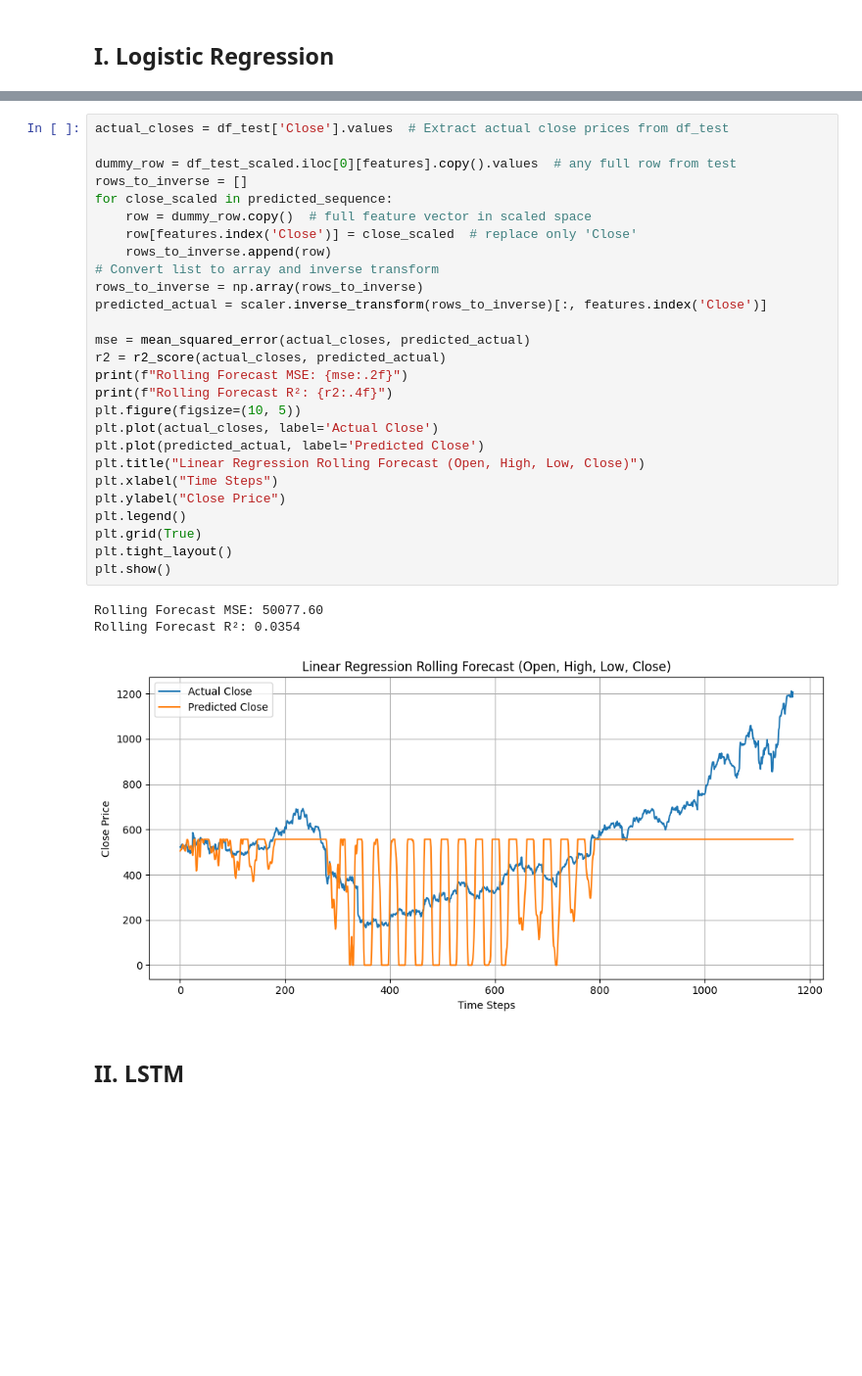
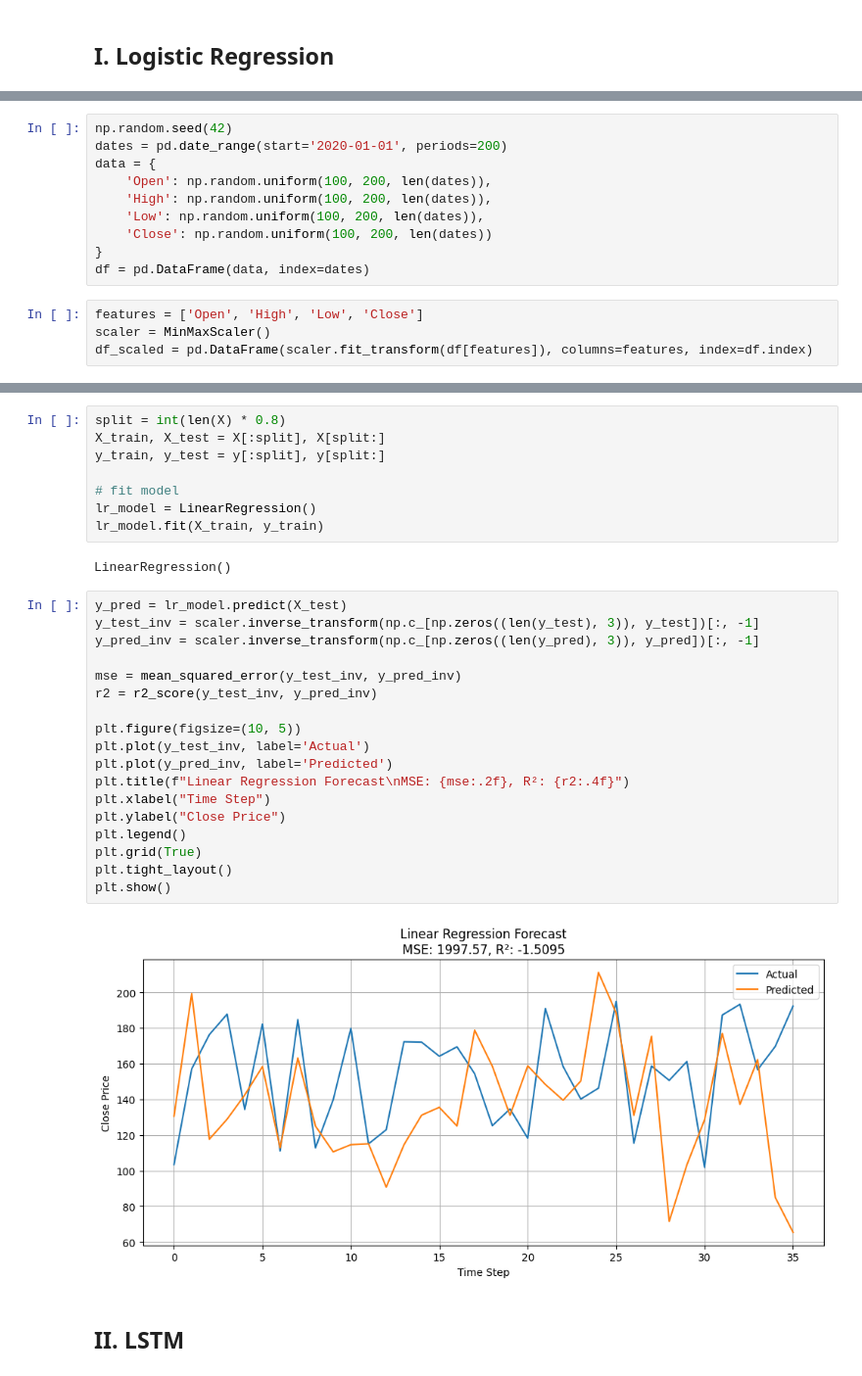
Before and after one commit to Anitra-Hernandez/AAI510_Group6Project, a Jupyter notebook: FinalProject_1.ipynb, the cells around one changed output, grey strips where cells are left out. Shown at 98% size. Drawn from its saved outputs; the diff is of its cells as text; blank space fills up the shorter version.

```diff
--- a/FinalProject_1.ipynb
+++ b/FinalProject_1.ipynb
@@ -185 +168,15 @@ df_test_scaled = pd.DataFrame(scaled_test, columns=features, index=df_test.index
+# %%
+np.random.seed(42)
+dates = pd.date_range(start='2020-01-01', periods=200)
+data = {
+    'Open': np.random.uniform(100, 200, len(dates)),
+    'High': np.random.uniform(100, 200, len(dates)),
+    'Low': np.random.uniform(100, 200, len(dates)),
+    'Close': np.random.uniform(100, 200, len(dates))
+}
+df = pd.DataFrame(data, index=dates)
+# %%
+features = ['Open', 'High', 'Low', 'Close']
+scaler = MinMaxScaler()
+df_scaled = pd.DataFrame(scaler.fit_transform(df[features]), columns=features, index=df.index)
 # %%
@@ -226,34 +190,33 @@ for i in range(len(df_test_scaled)):
-# %%
-actual_closes = df_test['Close'].values  # Extract actual close prices from df_test
-
-dummy_row = df_test_scaled.iloc[0][features].copy().values  # any full row from test
-rows_to_inverse = []
-for close_scaled in predicted_sequence:
-    row = dummy_row.copy()  # full feature vector in scaled space
-    row[features.index('Close')] = close_scaled  # replace only 'Close'
-    rows_to_inverse.append(row)
-# Convert list to array and inverse transform
-rows_to_inverse = np.array(rows_to_inverse)
-predicted_actual = scaler.inverse_transform(rows_to_inverse)[:, features.index('Close')]
-
-mse = mean_squared_error(actual_closes, predicted_actual)
-r2 = r2_score(actual_closes, predicted_actual)
-print(f"Rolling Forecast MSE: {mse:.2f}")
-print(f"Rolling Forecast R²: {r2:.4f}")
-plt.figure(figsize=(10, 5))
-plt.plot(actual_closes, label='Actual Close')
-plt.plot(predicted_actual, label='Predicted Close')
-plt.title("Linear Regression Rolling Forecast (Open, High, Low, Close)")
-plt.xlabel("Time Steps")
-plt.ylabel("Close Price")
-plt.legend()
-plt.grid(True)
-plt.tight_layout()
-plt.show()
-# %% [output]
-Rolling Forecast MSE: 50077.60
-Rolling Forecast R²: 0.0354
-[figure, removed]
+# %%
+split = int(len(X) * 0.8)
+X_train, X_test = X[:split], X[split:]
+y_train, y_test = y[:split], y[split:]
+
+# fit model
+lr_model = LinearRegression()
+lr_model.fit(X_train, y_train)
+# %% [output]
+LinearRegression()
+# %%
+y_pred = lr_model.predict(X_test)
+y_test_inv = scaler.inverse_transform(np.c_[np.zeros((len(y_test), 3)), y_test])[:, -1]
+y_pred_inv = scaler.inverse_transform(np.c_[np.zeros((len(y_pred), 3)), y_pred])[:, -1]
+
+mse = mean_squared_error(y_test_inv, y_pred_inv)
+r2 = r2_score(y_test_inv, y_pred_inv)
+
+plt.figure(figsize=(10, 5))
+plt.plot(y_test_inv, label='Actual')
+plt.plot(y_pred_inv, label='Predicted')
+plt.title(f"Linear Regression Forecast\nMSE: {mse:.2f}, R²: {r2:.4f}")
+plt.xlabel("Time Step")
+plt.ylabel("Close Price")
+plt.legend()
+plt.grid(True)
+plt.tight_layout()
+plt.show()
+# %% [output]
+[figure, added]
 # %% [markdown]
 ## II. LSTM
 # %%
```
Also changed, not shown: parts of 4 cells of this notebook.
